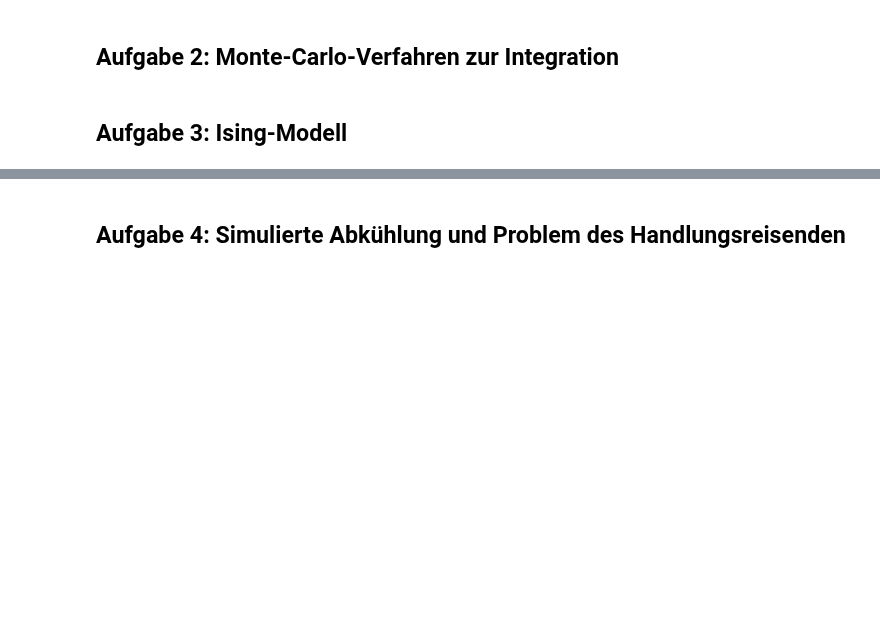
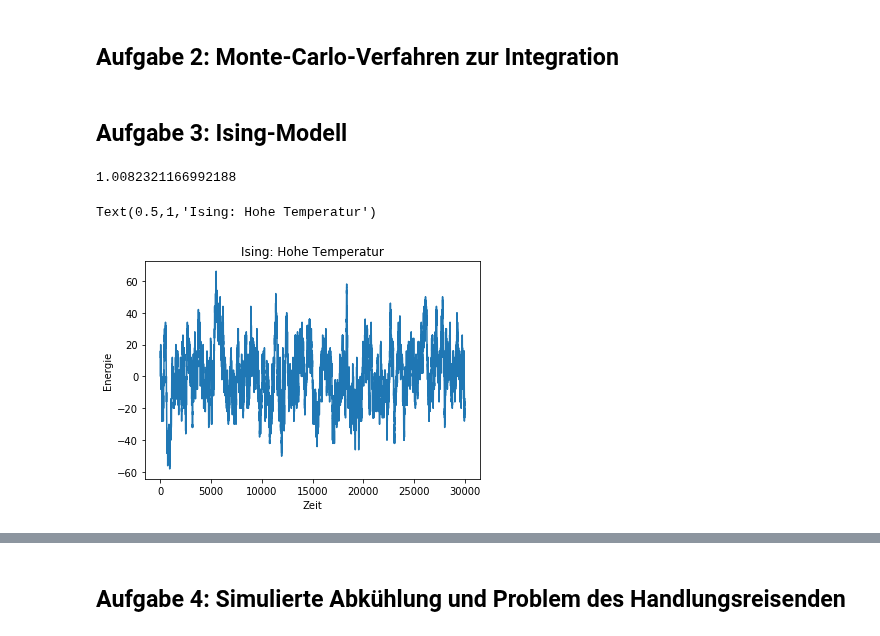
Before and after one commit to darenegade/modellbildung, a Jupyter notebook: Abgabe 4/Abgabe 4.ipynb, the cells around one changed output, grey strips where cells are left out. Drawn from its saved outputs; the diff is of its cells as text; code cells hidden in the pictures; blank space fills up the shorter version.

```diff
--- a/Abgabe 4/Abgabe 4.ipynb
+++ b/Abgabe 4/Abgabe 4.ipynb
@@ -168,3 +230,39 @@ plotMD(xhist, vhist, vkinHist)
 ## Aufgabe 2: Monte-Carlo-Verfahren zur Integration
 # %% [markdown]
 ## Aufgabe 3: Ising-Modell
+# %%
+L = 20
+N = L * L
+nbr = {i : ((i // L) * L + (i + 1) % L, (i + L) % N,
+            (i // L) * L + (i - 1) % L, (i - L) % N) \
+                                    for i in range(N)}
+
+def ising(T, nsteps):
+    beta = 1.0 / T
+    S = [random.choice([1, -1]) for k in range(N)]
+    Mag = np.empty(nsteps)
+    for step in range(nsteps):
+        k = random.randint(0, N - 1)
+        delta_E = 2.0 * S[k] * sum(S[nn] for nn in nbr[k])
+        if random.uniform(0.0, 1.0) < math.exp(-beta * delta_E):
+            S[k] *= -1
+        Mag[step] = sum(S)
+    return Mag, S;
+# %%
+import time
+nsteps = 30000
+T = 2000
+
+start = time.time()
+Mag, S = ising(T, nsteps)
+end = time.time()
+print(end - start)
+
+plot(Mag)
+xlabel('Zeit')
+ylabel('Energie')
+title('Ising: Hohe Temperatur')
+# %% [output]
+1.0082321166992188
+Text(0.5,1,'Ising: Hohe Temperatur')
+[figure, added]
```
Also changed, not shown: parts of 8 cells of this notebook.
